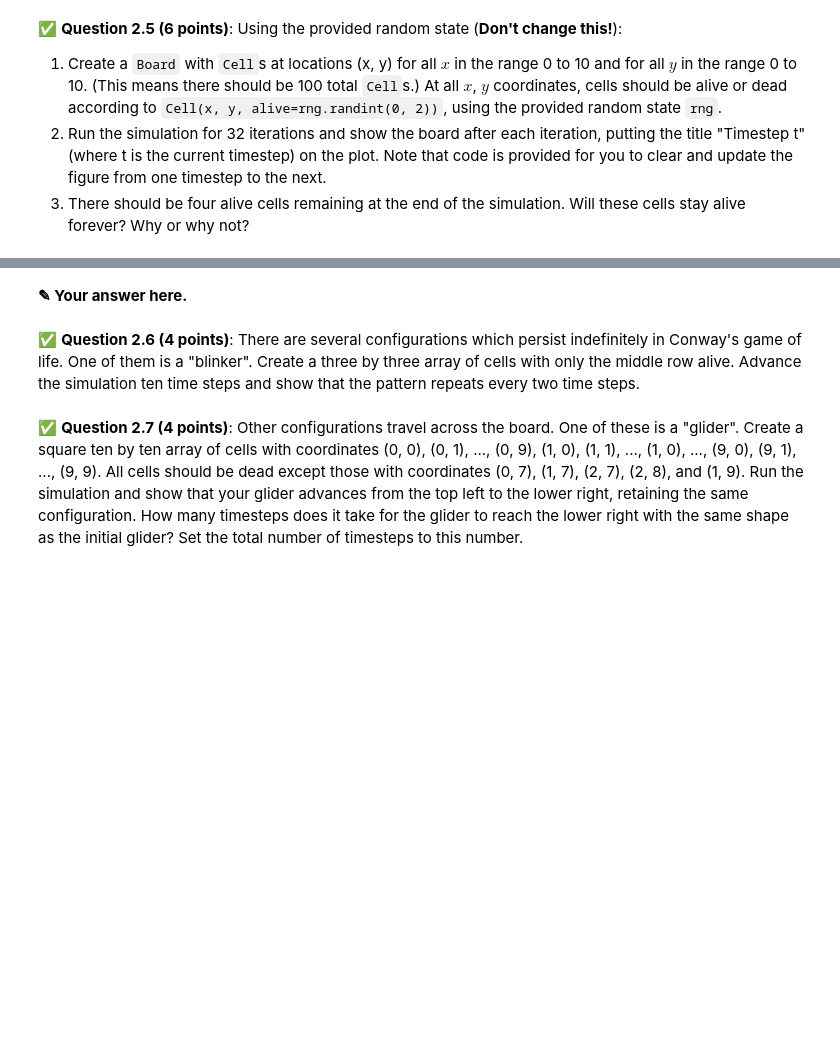
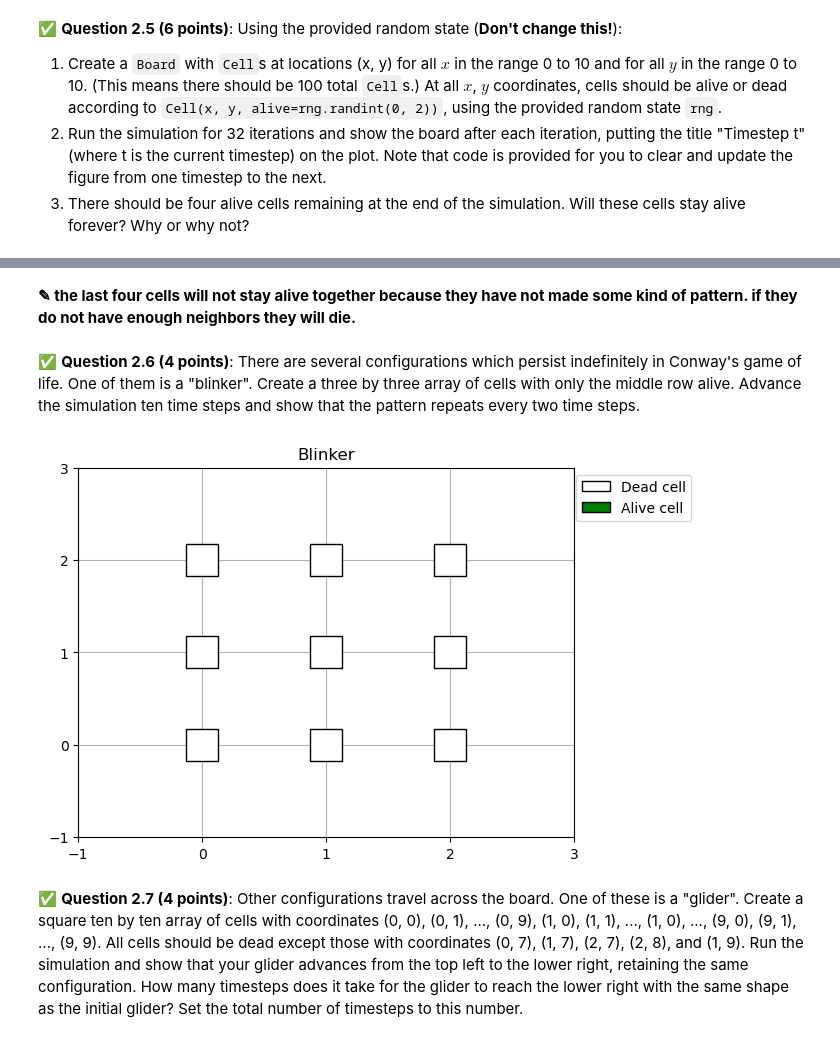
Before and after one commit to tatiannaj005/CMSE202-f25-turnin, a Jupyter notebook: hw-02/HW-02_ABMandGraphTheory-STUDENT.ipynb, the cells around one changed output, grey strips where cells are left out. Saved outputs shown, nothing was run; the diff lists cells and outputs as text; code cells hidden in the pictures; blank space fills up the shorter version.

```diff
--- a/hw-02/HW-02_ABMandGraphTheory-STUDENT.ipynb
+++ b/hw-02/HW-02_ABMandGraphTheory-STUDENT.ipynb
@@ -332,4 +384,4 @@ for t in range(32 + 1):
-# %% [markdown]
-**<font size=+3>&#9998;</font> Your answer here.**
+# %% [markdown]
+**<font size=+3>&#9998;</font> the last four cells will not stay alive together because they have not made some kind of pattern. if they do not have enough neighbors they will die.**
 # %% [markdown]
 &#9989; **Question 2.6 (4 points)**: There are several configurations which persist indefinitely in Conway's game of life. One of them is a "blinker". Create a three by three array of cells with only the middle row alive. Advance the simulation ten time steps and show that the pattern repeats every two time steps.
@@ -338,2 +388,30 @@ for t in range(32 + 1):
+# %%
+# Your code here.
+
+cells = []
+for x in range(3):
+    for y in range(3):
+        alive = (y == 1)
+        cells.append(Cell(x, y, alive))
+
+board = Board(cells)
+
+
+fig, ax = plt.subplots()
+for t in range(10 + 1):
+    board.show(xlim=(-1, 3), ylim=(-1, 3))
+    plt.title("Blinker")
+
+
+    board.run()
+
+    clear_output(wait=True)
+    display(fig)
+    fig.clear()
+    time.sleep(0.4)
+
+plt.close(fig)
+# %% [output]
+[figure, added]
 # %% [markdown]
 &#9989; **Question 2.7 (4 points)**: Other configurations travel across the board. One of these is a "glider". Create a square ten by ten array of cells with coordinates (0, 0), (0, 1), ..., (0, 9), (1, 0), (1, 1), ..., (1, 0), ..., (9, 0), (9, 1), ..., (9, 9). All cells should be dead except those with coordinates (0, 7), (1, 7), (2, 7), (2, 8), and (1, 9). Run the simulation and show that your glider advances from the top left to the lower right, retaining the same configuration. How many timesteps does it take for the glider to reach the lower right with the same shape as the initial glider? Set the total number of timesteps to this number.
```
Also changed, not shown: parts of 13 cells of this notebook.
